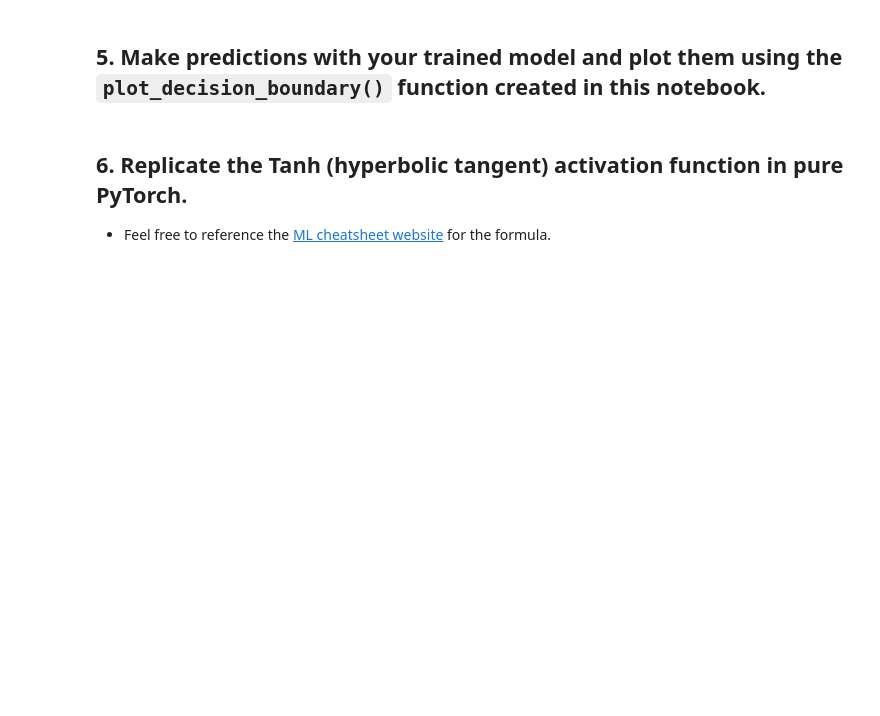
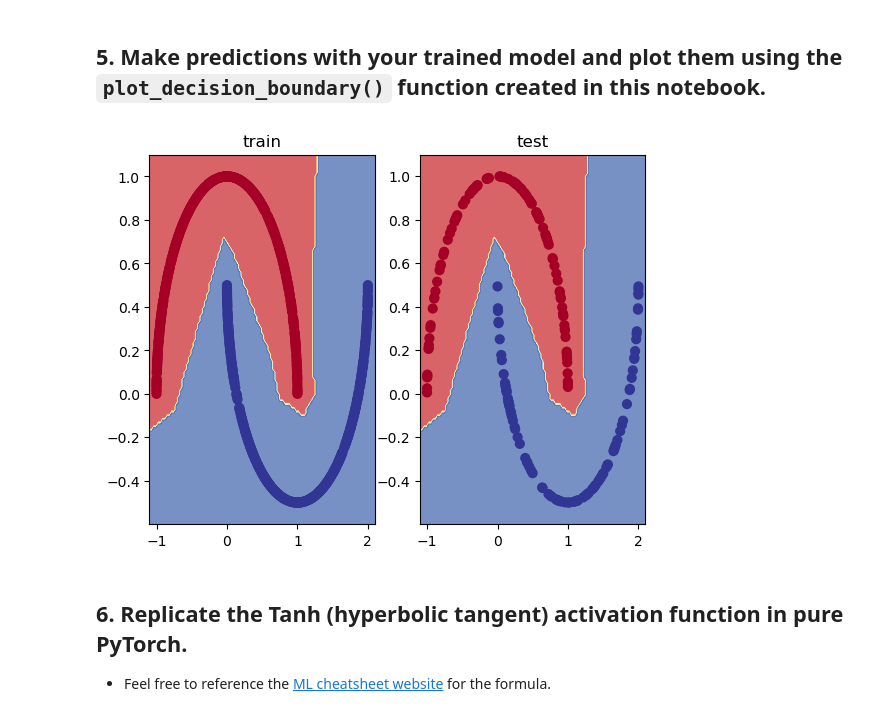
Before and after one commit to pjy0422/pytorch, a Jupyter notebook: 02_pytorch_classification_exercises.ipynb, the cells around one changed output. Saved outputs shown, nothing was run; the diff lists cells and outputs as text; code cells hidden in the pictures; blank space fills up the shorter version.

```diff
--- a/02_pytorch_classification_exercises.ipynb
+++ b/02_pytorch_classification_exercises.ipynb
@@ -54,9 +74,23 @@ from torch import nn
 class MoonModelV0(nn.Module):
     ## Your code here ##
 
+    def __init__(self,in_features=2, out_features=1,hidden_features = 8):
+        super().__init__()
+        self.linear_stack = nn.Sequential(
+            nn.Linear(in_features=2,out_features=hidden_features),
+            nn.ReLU(),
+            nn.Linear(in_features=hidden_features,out_features=hidden_features),
+            nn.ReLU(),
+            nn.Linear(in_features=hidden_features,out_features=out_features)
+        )
+
     def forward(self, x):
         ## Your code here ##
-        return
+
+        return self.linear_stack(x)
 
 # Instantiate the model
 ## Your code here ##
+
+model_0 = MoonModelV0()
+model_0
@@ -64,8 +108,9 @@ class MoonModelV0(nn.Module):
 ## 3. Setup a binary classification compatible loss function and optimizer to use when training the model built in 2.
 # %%
 # Setup loss function
-
+loss_fn = nn.BCEWithLogitsLoss()
 # Setup optimizer to optimize model's parameters
+optimizer = torch.optim.Adam(lr =0.1, params=model_0.parameters())
 # %% [markdown]
 ## 4. Create a training and testing loop to fit the model you created in 2 to the data you created in 1.
   * Do a forward pass of the model to see what's coming out in the form of logits, prediction probabilities and labels.
@@ -78,13 +143,24 @@ class MoonModelV0(nn.Module):
 # logits (raw outputs of model)
 print("Logits:")
 ## Your code here ##
+model_0.eval()
+with torch.inference_mode():
+    logits = model_0(X_moon_test)
+print(logits[:5])
 
+print(logits.shape)
 # Prediction probabilities
 print("Pred probs:")
 ## Your code here ##
+pred_prob = torch.sigmoid(logits)
+print(pred_prob[:5])
+
+
 
 # Prediction labels
 print("Pred labels:")
+pred_labels = torch.round(pred_prob)
+pred_labels[:5]
 ## Your code here ##
 # %% [output]
 Logits:
@@ -93,10 +185,9 @@ Pred labels:
 # %%
 # Let's calculuate the accuracy using accuracy from TorchMetrics
-!pip -q install torchmetrics # Colab doesn't come with torchmetrics
 from torchmetrics import Accuracy
 
 ## TODO: Uncomment this code to use the Accuracy function
-# acc_fn = Accuracy(task="multiclass", num_classes=2).to(device) # send accuracy function to device
+acc_fn = Accuracy(task="multiclass", num_classes=2).to(device) # send accuracy function to device
 # acc_fn
 # %%
 ## TODO: Uncomment this to set the seed
@@ -192,3 +297,13 @@ def plot_decision_boundary(model, X, y):
+# %%
+# Plot decision boundaries for training and test sets
+plt.subplot(1,2,1)
+plt.title("train")
+plot_decision_boundary(model=model_0,X=X_moon_train,y=y_moon_train)
+plt.subplot(1,2,2)
+plt.title("test")
+plot_decision_boundary(model=model_0,X=X_moon_test,y=y_moon_test)
+# %% [output]
+[figure, added]
 # %% [markdown]
 ## 6. Replicate the Tanh (hyperbolic tangent) activation function in pure PyTorch.
   * Feel free to reference the [ML cheatsheet website](https://ml-cheatsheet.readthedocs.io/en/latest/activation_functions.html#tanh) for the formula.
```
Also changed, not shown: parts of 25 cells of this notebook.
